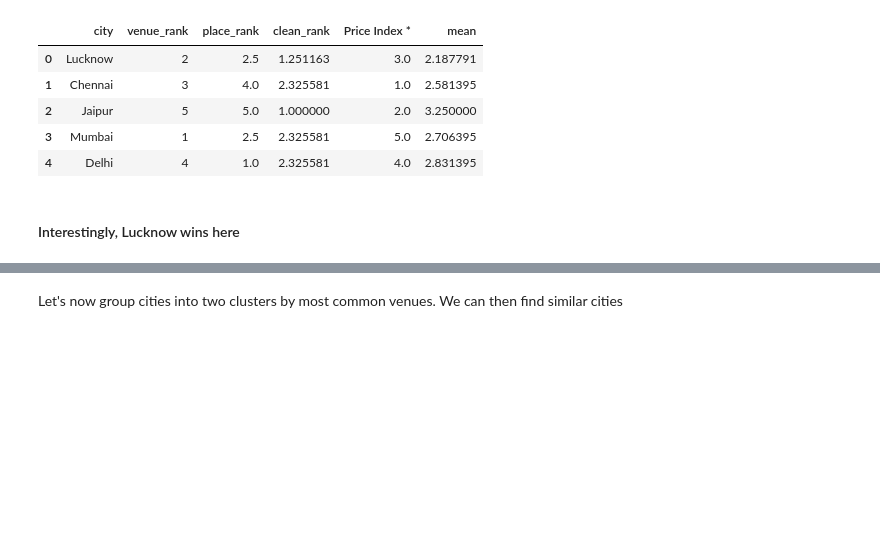
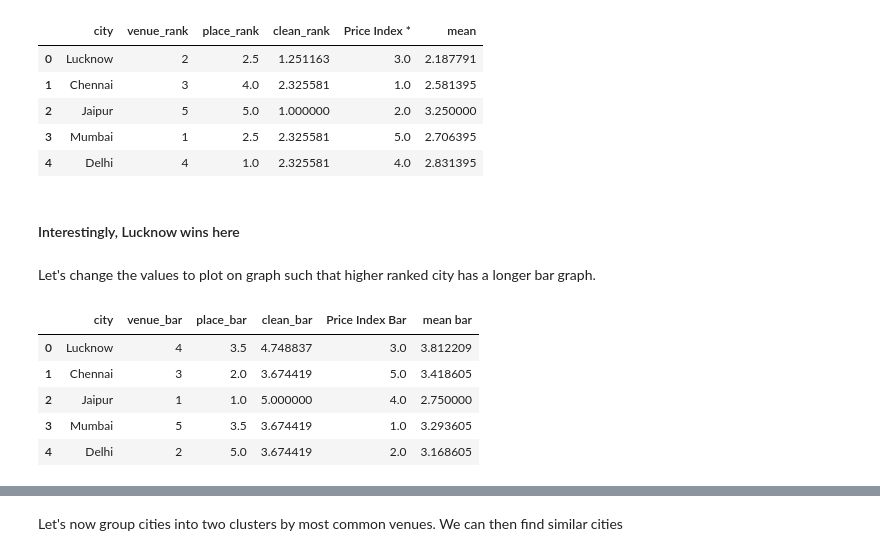
Before and after one commit to notthatyoda/coursera-adsc, a Jupyter notebook: cp-bon-final.ipynb, the cells around one changed output, grey strips where cells are left out. Drawn from its saved outputs; the diff is of its cells as text; code cells hidden in the pictures; blank space fills up the shorter version.

```diff
--- a/cp-bon-final.ipynb
+++ b/cp-bon-final.ipynb
@@ -664,3 +660,5 @@ top_5_col.head()
 | 4 | Delhi | 4 | 1.0 | 2.325581 | 4.0 | 2.831395 |
 # %% [markdown]
 #### Interestingly, Lucknow wins  here
+# %% [markdown]
+Let's change the values to plot on graph such that higher ranked city has a longer bar graph.
@@ -666,0 +673,9 @@ top_5_col.head()
+# %%
+top_5_col_graph.head()
+# %% [output]
+|  | city | venue_bar | place_bar | clean_bar | Price Index Bar | mean bar |
+| 0 | Lucknow | 4 | 3.5 | 4.748837 | 3.0 | 3.812209 |
+| 1 | Chennai | 3 | 2.0 | 3.674419 | 5.0 | 3.418605 |
+| 2 | Jaipur | 1 | 1.0 | 5.000000 | 4.0 | 2.750000 |
+| 3 | Mumbai | 5 | 3.5 | 3.674419 | 1.0 | 3.293605 |
+| 4 | Delhi | 2 | 5.0 | 3.674419 | 2.0 | 3.168605 |
```
Also changed, not shown: parts of 7 cells of this notebook.
